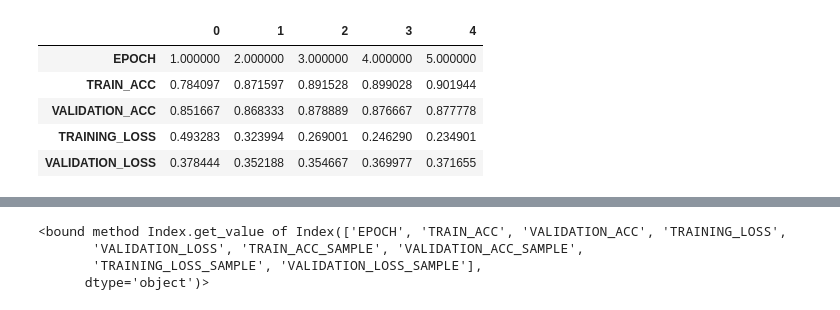
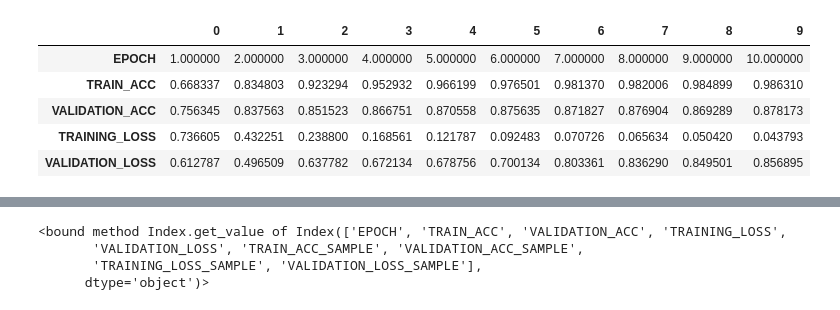
Before and after one commit to masanmas/GPUs, a Jupyter notebook: Bert/Results/APP_Review/PlotData.ipynb, the cells around one changed output, grey strips where cells are left out. Cells and saved outputs as stored; diff of their text form; code cells hidden in the pictures.

```diff
--- a/Bert/Results/APP_Review/PlotData.ipynb
+++ b/Bert/Results/APP_Review/PlotData.ipynb
@@ -4,19 +4,19 @@ import matplotlib.pyplot as plt
 import matplotlib as mlp
 import numpy as np
 # %%
-FILE_PATH = "/content/drive/MyDrive/GPUs/Bert/Results/APP_Review/Training_Results.csv.xlsx"
-SAVE_PATH = "/content/drive/MyDrive/GPUs/Bert/Results/APP_Review/"
+FILE_PATH = "/content/drive/MyDrive/GPUs/Bert/Results/GPlay_Review/Training_Results.csv.xlsx"
+SAVE_PATH = "/content/drive/MyDrive/GPUs/Bert/Results/GPlay_Review/"
 df = pd.read_excel(FILE_PATH)
 df = df.transpose()
 
 df.head()
 # %% [output]
-|  | 0 | 1 | 2 | 3 | 4 |
-| EPOCH | 1.000000 | 2.000000 | 3.000000 | 4.000000 | 5.000000 |
-| TRAIN_ACC | 0.784097 | 0.871597 | 0.891528 | 0.899028 | 0.901944 |
-| VALIDATION_ACC | 0.851667 | 0.868333 | 0.878889 | 0.876667 | 0.877778 |
-| TRAINING_LOSS | 0.493283 | 0.323994 | 0.269001 | 0.246290 | 0.234901 |
-| VALIDATION_LOSS | 0.378444 | 0.352188 | 0.354667 | 0.369977 | 0.371655 |
+|  | 0 | 1 | 2 | 3 | 4 | 5 | 6 | 7 | 8 | 9 |
+| EPOCH | 1.000000 | 2.000000 | 3.000000 | 4.000000 | 5.000000 | 6.000000 | 7.000000 | 8.000000 | 9.000000 | 10.000000 |
+| TRAIN_ACC | 0.668337 | 0.834803 | 0.923294 | 0.952932 | 0.966199 | 0.976501 | 0.981370 | 0.982006 | 0.984899 | 0.986310 |
+| VALIDATION_ACC | 0.756345 | 0.837563 | 0.851523 | 0.866751 | 0.870558 | 0.875635 | 0.871827 | 0.876904 | 0.869289 | 0.878173 |
+| TRAINING_LOSS | 0.736605 | 0.432251 | 0.238800 | 0.168561 | 0.121787 | 0.092483 | 0.070726 | 0.065634 | 0.050420 | 0.043793 |
+| VALIDATION_LOSS | 0.612787 | 0.496509 | 0.637782 | 0.672134 | 0.678756 | 0.700134 | 0.803361 | 0.836290 | 0.849501 | 0.856895 |
 # %%
 #TRAIN
 df_train = df.loc[['TRAIN_ACC', 'TRAIN_ACC_SAMPLE']]
```
Also changed, not shown: parts of 2 cells of this notebook, 6 other files.
